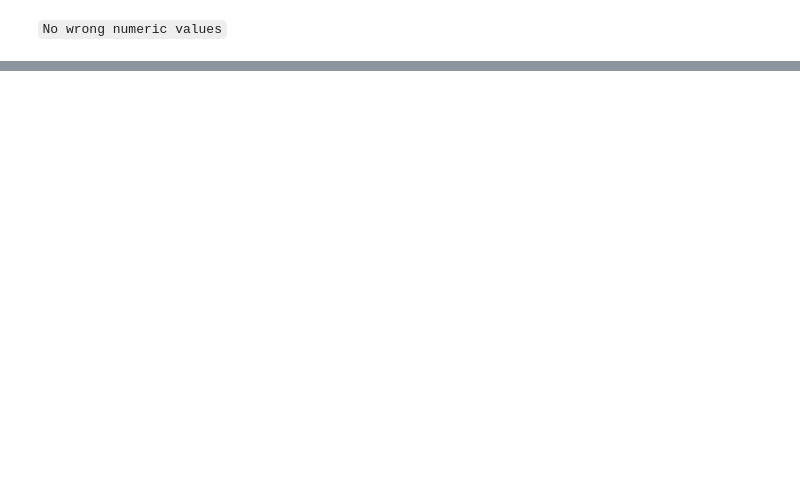
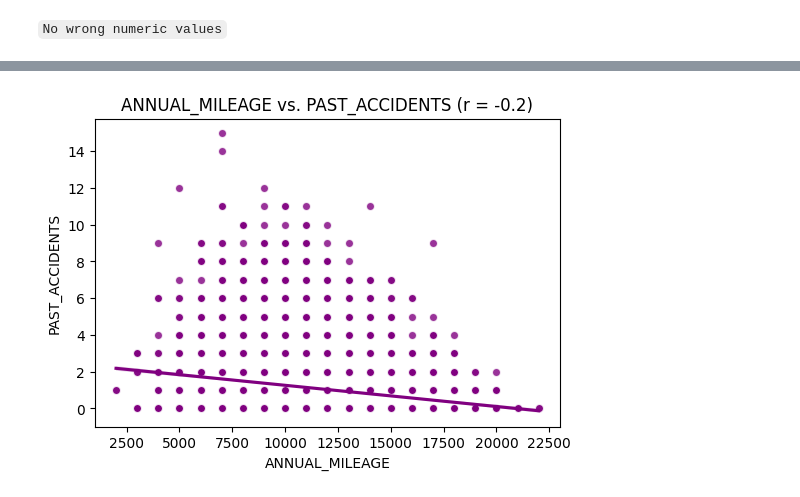
Before and after one commit to SamiOmran/Prediction-of-Car-Insurance, a Jupyter notebook: Prediction_of_Car_Insurance.ipynb, the cells around one changed output, grey strips where cells are left out. Cells and saved outputs as stored; diff of their text form; code cells hidden in the pictures; blank space fills up the shorter version.

```diff
--- a/Prediction_of_Car_Insurance.ipynb
+++ b/Prediction_of_Car_Insurance.ipynb
@@ -106,0 +295,16 @@ df.describe().loc[['min', 'max', 'mean', '50%']]
+# %%
+def plot_numeric_vs_target(df, x, y='SalePrice', figsize=(6,4), **kwargs): # kwargs for sns.regplot
+  # Calculate the correlation
+  corr = df[[x,y]].corr().round(2)
+  r = corr.loc[x,y]
+
+  # Plot the data
+  fig, ax = plt.subplots(figsize=figsize)
+  scatter_kws={'ec':'white', 'linewidths':1, 'alpha':0.8}
+  sns.regplot(data=df, x=x, y=y, ax=ax, scatter_kws=scatter_kws, **kwargs) # Included the new argument within the sns.regplot function
+  ## Add the title with the correlation
+  ax.set_title(f'{x} vs. {y} (r = {r})')
+  # Make sure the plot is shown before the print statement
+  plt.show()
+
+  return fig, ax
@@ -106,0 +381,4 @@ df.describe().loc[['min', 'max', 'mean', '50%']]
+# %%
+plot_numeric_vs_target(df, x = 'ANNUAL_MILEAGE', y = 'PAST_ACCIDENTS', color = 'purple');
+# %% [output]
+[figure, added]
```
Also changed, not shown: parts of 77 cells of this notebook.
